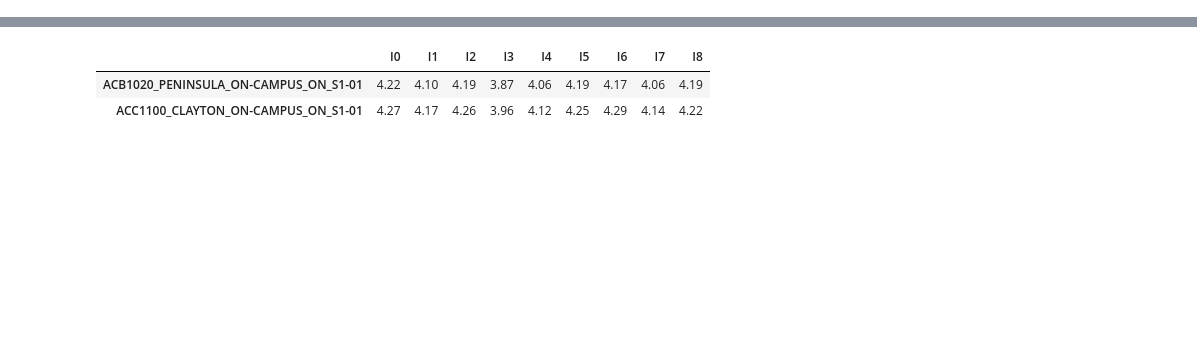
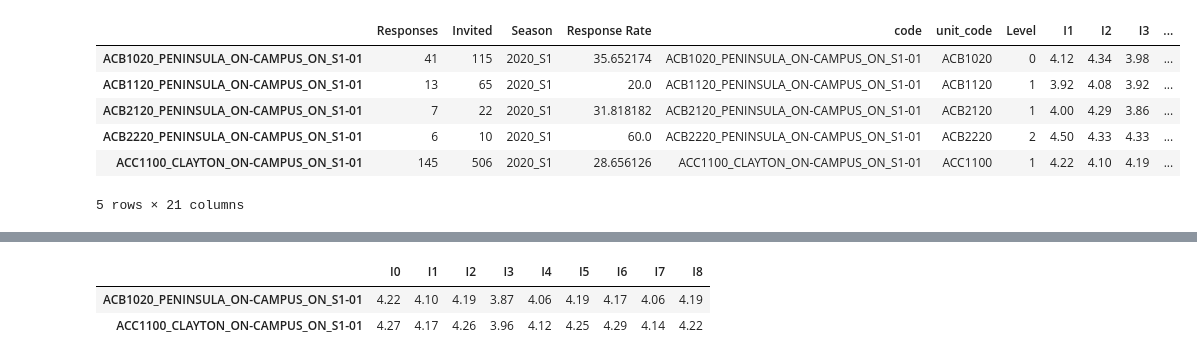
Before and after one commit to saikumarmk/SETool, a Jupyter notebook: scraper/content_extractor.ipynb, the cells around one changed output, grey strips where cells are left out. Cells and saved outputs as stored; diff of their text form; code cells hidden in the pictures; blank space fills up the shorter version.

```diff
--- a/scraper/content_extractor.ipynb
+++ b/scraper/content_extractor.ipynb
@@ -115,0 +120,2 @@ e
+# %%
+thing[[f'I{n}' for n in range(1,14)]] =thing[[f'I{n}' for n in range(1,14)]].apply(lambda x:x[1])
@@ -116,3 +124,13 @@ e
+# %%
+thing
+# %% [output]
+|  | Responses | Invited | Season | Response Rate | code | unit_code | Level | I1 | I2 | I3 | ... |
+| ACB1020_PENINSULA_ON-CAMPUS_ON_S1-01 | 41 | 115 | 2020_S1 | 35.652174 | ACB1020_PENINSULA_ON-CAMPUS_ON_S1-01 | ACB1020 | 0 | 4.12 | 4.34 | 3.98 | ... |
+| ACB1120_PENINSULA_ON-CAMPUS_ON_S1-01 | 13 | 65 | 2020_S1 | 20.0 | ACB1120_PENINSULA_ON-CAMPUS_ON_S1-01 | ACB1120 | 1 | 3.92 | 4.08 | 3.92 | ... |
+| ACB2120_PENINSULA_ON-CAMPUS_ON_S1-01 | 7 | 22 | 2020_S1 | 31.818182 | ACB2120_PENINSULA_ON-CAMPUS_ON_S1-01 | ACB2120 | 1 | 4.00 | 4.29 | 3.86 | ... |
+| ACB2220_PENINSULA_ON-CAMPUS_ON_S1-01 | 6 | 10 | 2020_S1 | 60.0 | ACB2220_PENINSULA_ON-CAMPUS_ON_S1-01 | ACB2220 | 2 | 4.50 | 4.33 | 4.33 | ... |
+| ACC1100_CLAYTON_ON-CAMPUS_ON_S1-01 | 145 | 506 | 2020_S1 | 28.656126 | ACC1100_CLAYTON_ON-CAMPUS_ON_S1-01 | ACC1100 | 1 | 4.22 | 4.10 | 4.19 | ... |
+5 rows × 21 columns
 # %%
 for key in thing:
     for i in range(9):
```
Also changed, not shown: parts of 13 cells of this notebook, 12 other files.
